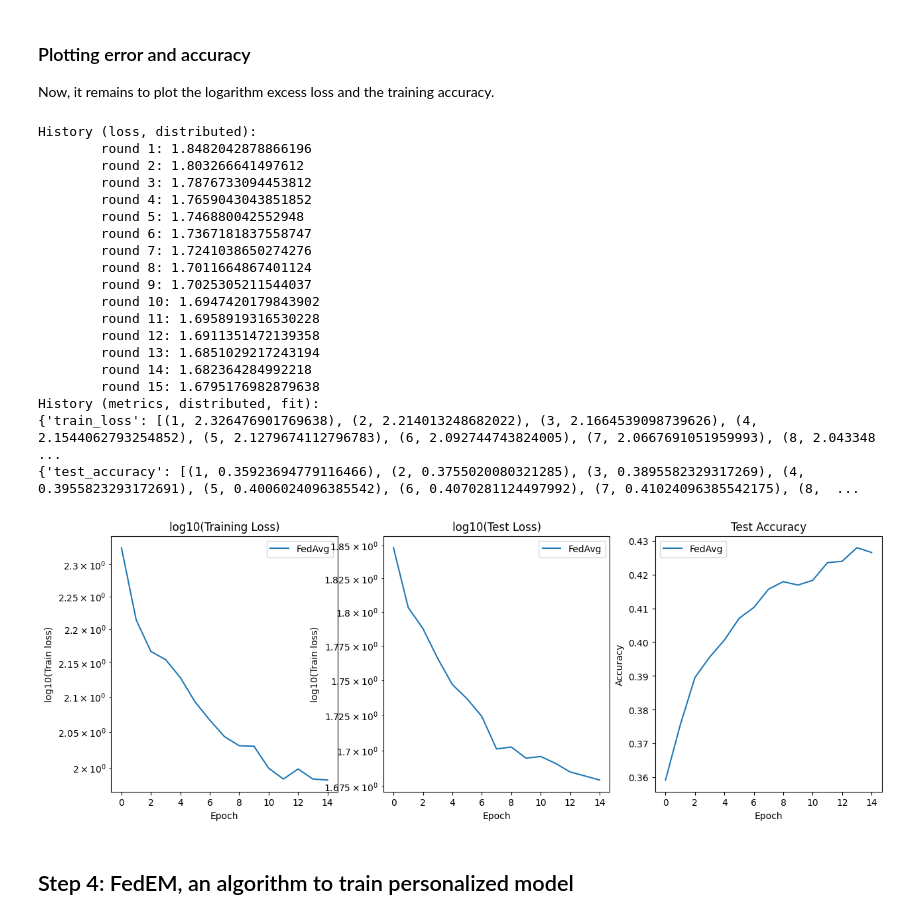
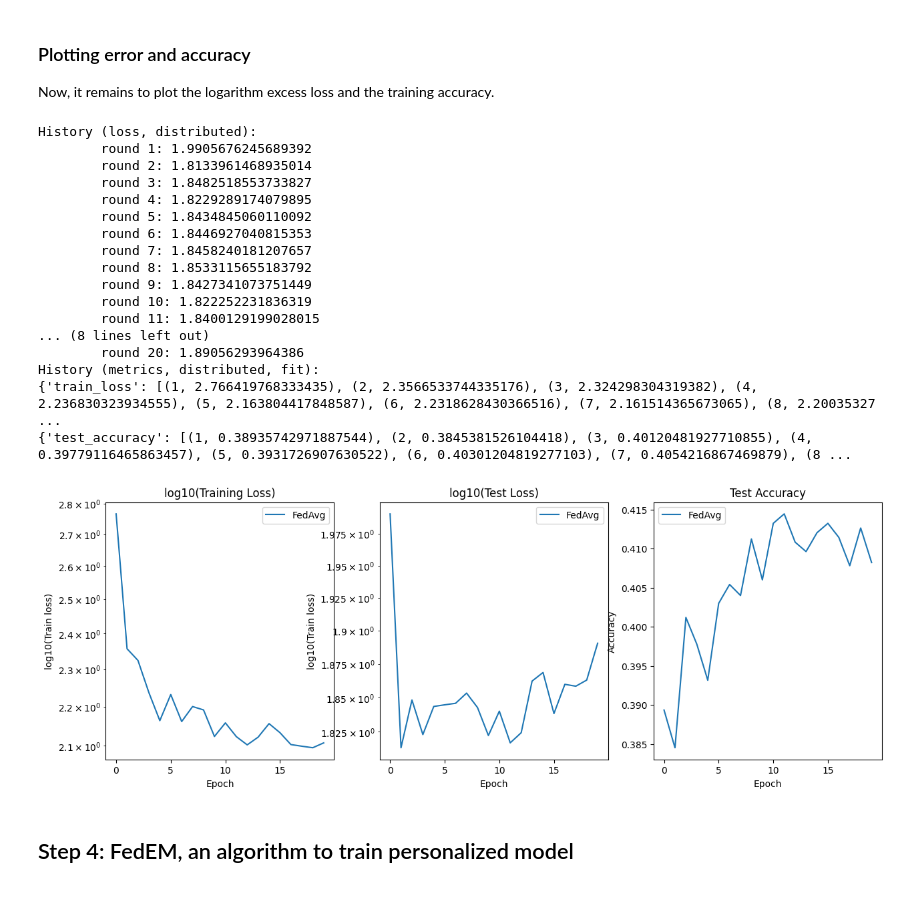
Before and after one commit to philipco/FL_labs, a Jupyter notebook: Flower_2_FedEM_with_flowers.ipynb, the cells around one changed output. Drawn from its saved outputs; the diff is of its cells as text; code cells hidden in the pictures.

```diff
--- a/Flower_2_FedEM_with_flowers.ipynb
+++ b/Flower_2_FedEM_with_flowers.ipynb
@@ -93,8 +96,8 @@ We simulate having multiple datasets from multiple organizations (also called th
 Each organization will act as a client in the federated learning system. So having ten organizations participate in a federation means having ten clients connected to the federated learning server:
 # %%
 NUM_CLIENTS = 20
-NUM_EPOCHS = 15
-DIRICHLET_COEF = 0.35 # Degree of heterogeneity, the greater it is, the more homogeneous will be the clients.
+NUM_EPOCHS = 20
+DIRICHLET_COEF = 0.3 # Degree of heterogeneity, the greater it is, the more homogeneous will be the clients.
 BATCH_SIZE = 128
 LR = 0.1
 NUM_LOCAL_EPOCHS = 1
@@ -299,7 +302,7 @@ Let's continue with the usual training and test functions:
 def train(net, trainloader, epochs: int, verbose=False):
     """Train the network on the training set."""
     criterion = torch.nn.CrossEntropyLoss()
-    optimizer = torch.optim.SGD(net.parameters(), lr=LR)
+    optimizer = torch.optim.SGD(net.parameters(), lr=LR, momentum=0.9, weight_decay=5e-4)
     net.train()
     for epoch in range(epochs):
         correct, total, epoch_loss = 0, 0, 0.0
@@ -585,33 +587,31 @@ def plot_metrics(list_train_losses, list_test_losses, liss_accuracies, list_name
 result_fedavg
 # %% [output]
 History (loss, distributed):
-        round 1: 1.8482042878866196
-        round 2: 1.803266641497612
-        round 3: 1.7876733094453812
-        round 4: 1.7659043043851852
-        round 5: 1.746880042552948
-        round 6: 1.7367181837558747
-        round 7: 1.7241038650274276
-        round 8: 1.7011664867401124
-        round 9: 1.7025305211544037
-        round 10: 1.6947420179843902
-        round 11: 1.6958919316530228
-        round 12: 1.6911351472139358
-        round 13: 1.6851029217243194
-        round 14: 1.682364284992218
-        round 15: 1.6795176982879638
+        round 1: 1.9905676245689392
+        round 2: 1.8133961468935014
+        round 3: 1.8482518553733827
+        round 4: 1.8229289174079895
+        round 5: 1.8434845060110092
+        round 6: 1.8446927040815353
+        round 7: 1.8458240181207657
+        round 8: 1.8533115655183792
+        round 9: 1.8427341073751449
+        round 10: 1.822252231836319
+        round 11: 1.8400129199028015
+... (8 lines left out)
+        round 20: 1.89056293964386
 History (metrics, distributed, fit):
-{'train_loss': [(1, 2.326476901769638), (2, 2.214013248682022), (3, 2.1664539098739626), (4, 2.1544062793254852), (5, 2.1279674112796783), (6, 2.092744743824005), (7, 2.0667691051959993), (8, 2.043348 ...
-{'test_accuracy': [(1, 0.35923694779116466), (2, 0.3755020080321285), (3, 0.3895582329317269), (4, 0.3955823293172691), (5, 0.4006024096385542), (6, 0.4070281124497992), (7, 0.41024096385542175), (8,  ...
+{'train_loss': [(1, 2.766419768333435), (2, 2.3566533744335176), (3, 2.324298304319382), (4, 2.236830323934555), (5, 2.163804417848587), (6, 2.2318628430366516), (7, 2.161514365673065), (8, 2.20035327 ...
+{'test_accuracy': [(1, 0.38935742971887544), (2, 0.3845381526104418), (3, 0.40120481927710855), (4, 0.39779116465863457), (5, 0.3931726907630522), (6, 0.40301204819277103), (7, 0.4054216867469879), (8 ...
 # %%
-losses_fedavg = [key[1] for key in result_fedavg.losses_distributed]
+test_losses_fedavg = [key[1] for key in result_fedavg.losses_distributed]
 train_losses_fedavg = [key[1] for key in result_fedavg.metrics_distributed_fit['train_loss']]
 accuracies_fedavg = [key[1] for key in result_fedavg.metrics_distributed['test_accuracy']]
 
 
-plot_metrics([train_losses_fedavg], [losses_fedavg], [accuracies_fedavg], ["FedAvg"])
+plot_metrics([train_losses_fedavg], [test_losses_fedavg], [accuracies_fedavg], ["FedAvg"])
 # %% [output]
-[figure, old version]
+[figure, new version]
 # %% [markdown]
 ## Step 4: FedEM, an algorithm to train personalized model
 # %% [markdown]
```
Also changed, not shown: parts of 12 cells of this notebook.
